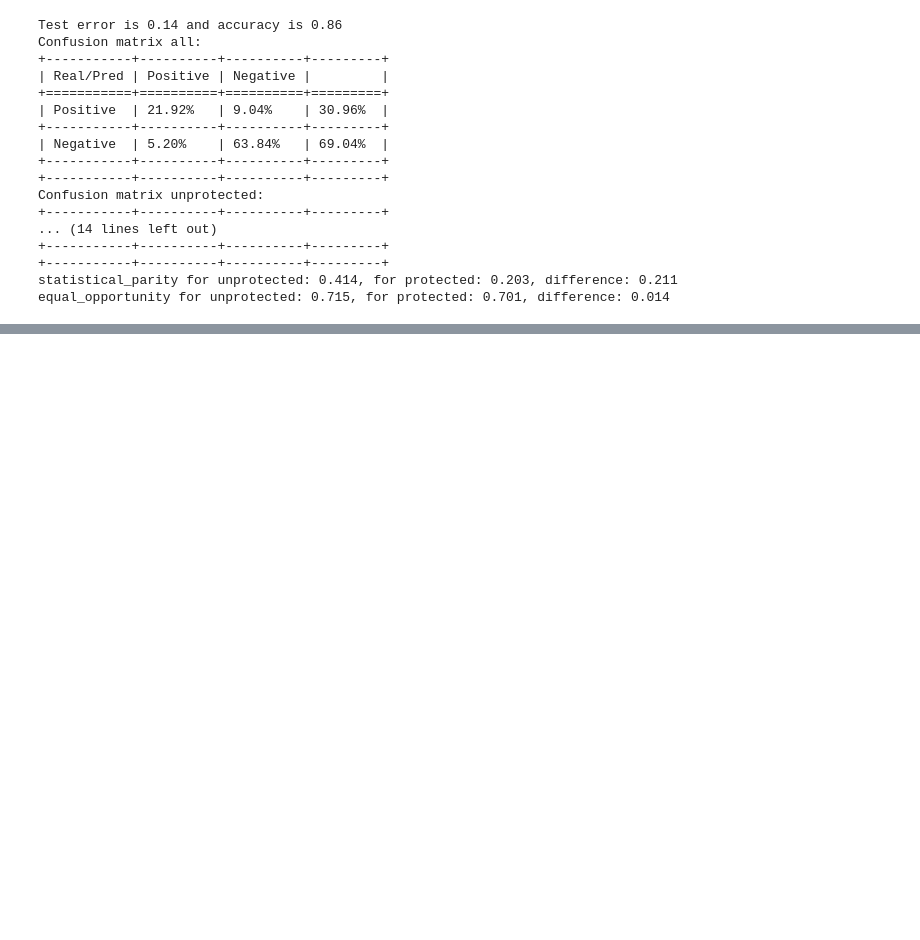
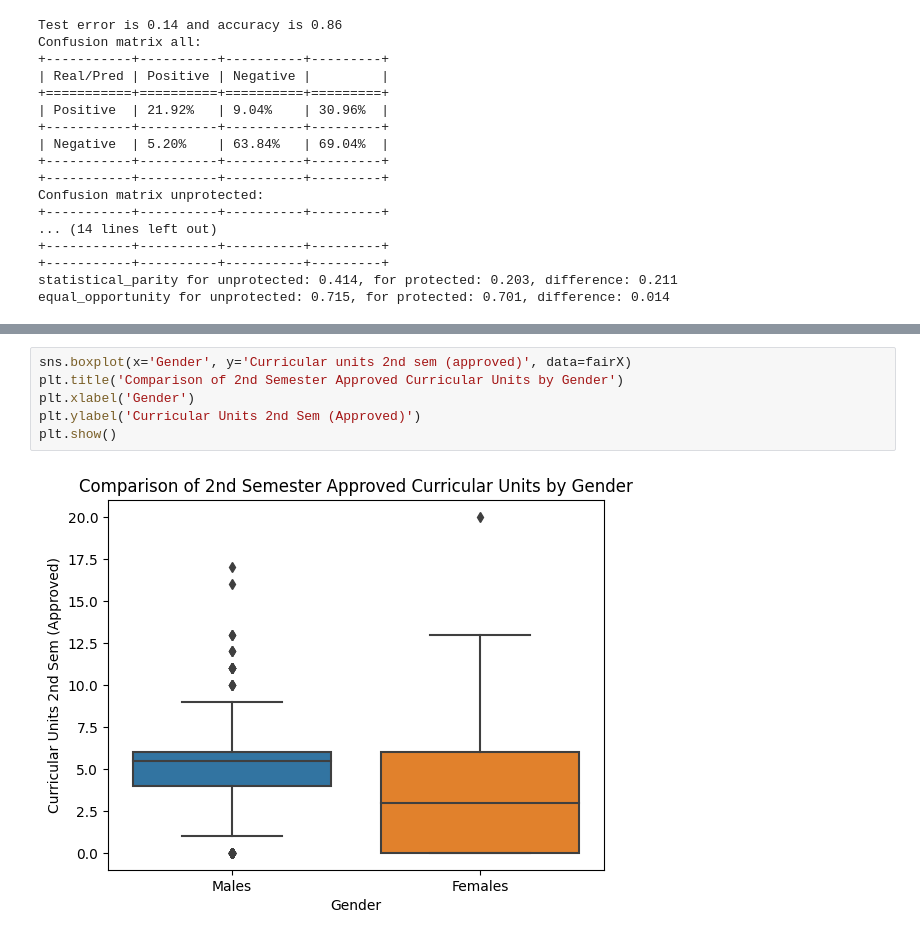
Before and after one commit to KANUBALAD/ML-Fairness-in-School-DropOut-, a Jupyter notebook: Notebooks/ML_Logistic_regression.ipynb, the cells around one changed output, grey strips where cells are left out. Saved outputs shown, nothing was run; the diff lists cells and outputs as text; blank space fills up the shorter version.

```diff
--- a/Notebooks/ML_Logistic_regression.ipynb
+++ b/Notebooks/ML_Logistic_regression.ipynb
@@ -268,0 +292,8 @@ equal_opportunity for unprotected: 0.715, for protected: 0.701, difference: 0.01
+# %%
+sns.boxplot(x='Gender', y='Curricular units 2nd sem (approved)', data=fairX)
+plt.title('Comparison of 2nd Semester Approved Curricular Units by Gender')
+plt.xlabel('Gender')
+plt.ylabel('Curricular Units 2nd Sem (Approved)')
+plt.show()
+# %% [output]
+[figure, added]
```
Also changed, not shown: parts of 9 cells of this notebook.
